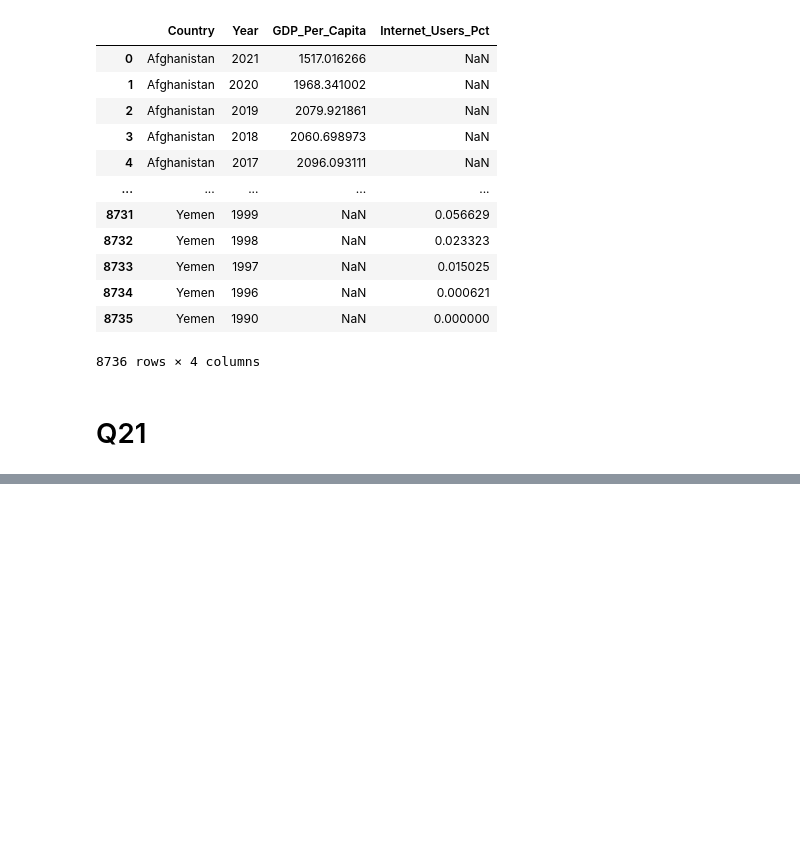
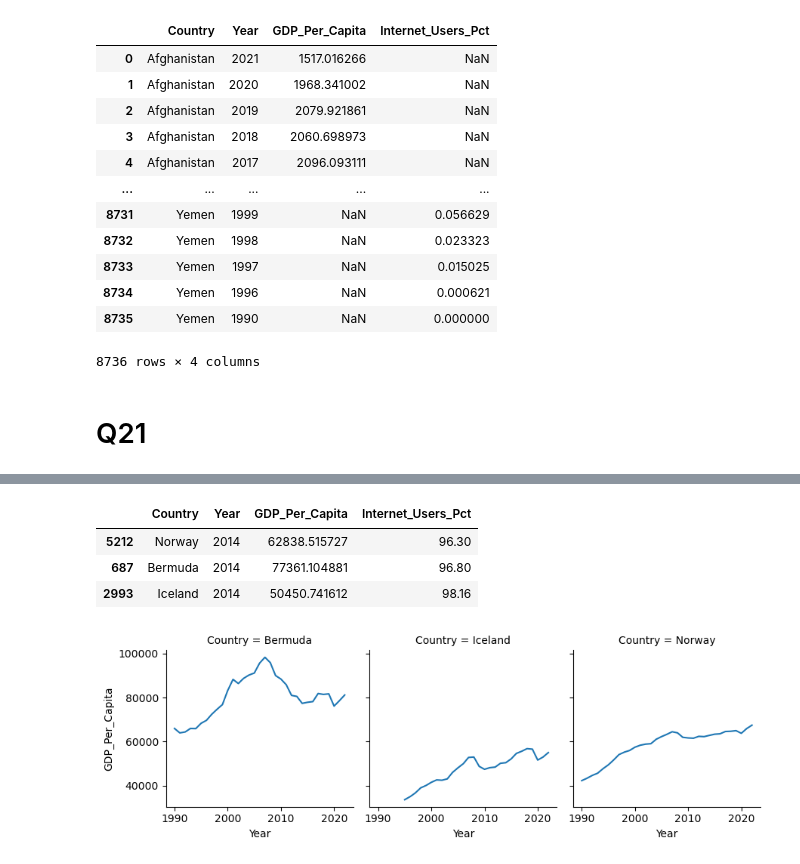
Before and after one commit to NSS-Data-Analytics-Cohort-11/undata-Jordan-D-Taylor, a Jupyter notebook: notebook/UN_data.ipynb, the cells around one changed output, grey strips where cells are left out. Saved outputs shown, nothing was run; the diff lists cells and outputs as text; code cells hidden in the pictures; blank space fills up the shorter version.

```diff
--- a/notebook/UN_data.ipynb
+++ b/notebook/UN_data.ipynb
@@ -334,0 +373,16 @@ gdp_and_internet_use
+# %%
+max_sorted.tail(3)
+# %% [output]
+|  | Country | Year | GDP_Per_Capita | Internet_Users_Pct |
+| 5212 | Norway | 2014 | 62838.515727 | 96.30 |
+| 687 | Bermuda | 2014 | 77361.104881 | 96.80 |
+| 2993 | Iceland | 2014 | 50450.741612 | 98.16 |
+# %%
+top3 = ['Iceland', 'Bermuda', 'Norway']
+gdp_top3 = gdp_df[gdp_df['Country'].isin(top3)]
+
+graph = sns.FacetGrid(gdp_top3, col='Country')
+graph.map(sns.lineplot, 'Year', 'GDP_Per_Capita')
+plt.show()
+# %% [output]
+[figure, added]
```
Also changed, not shown: parts of 14 cells of this notebook.
